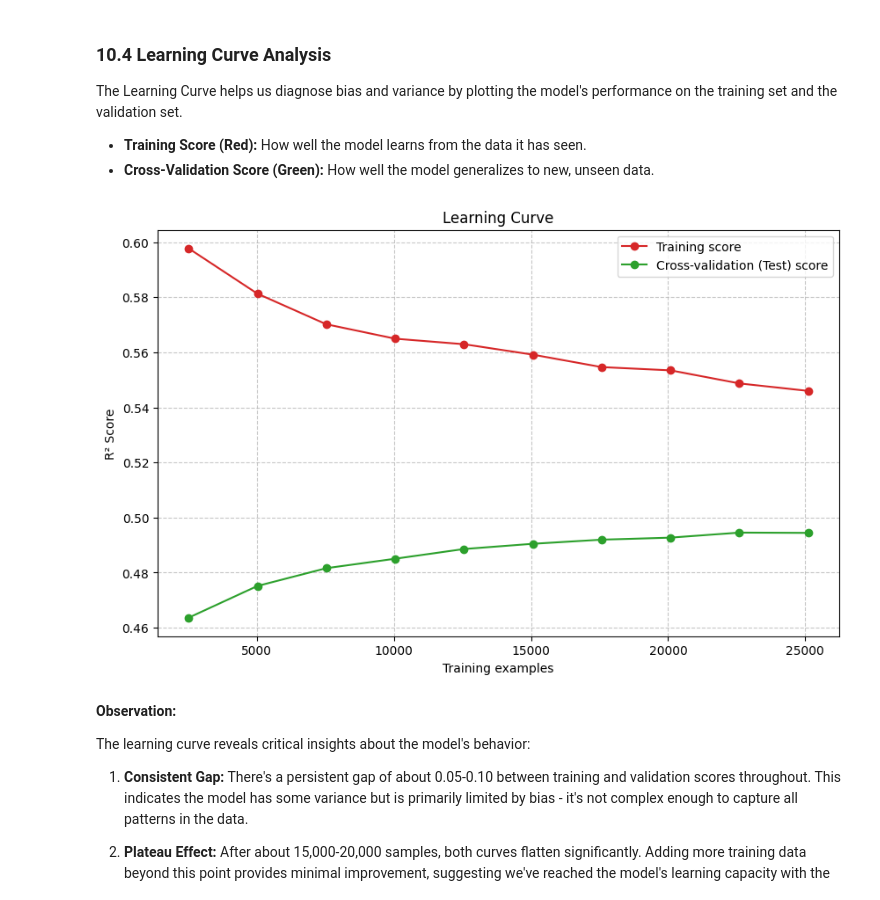
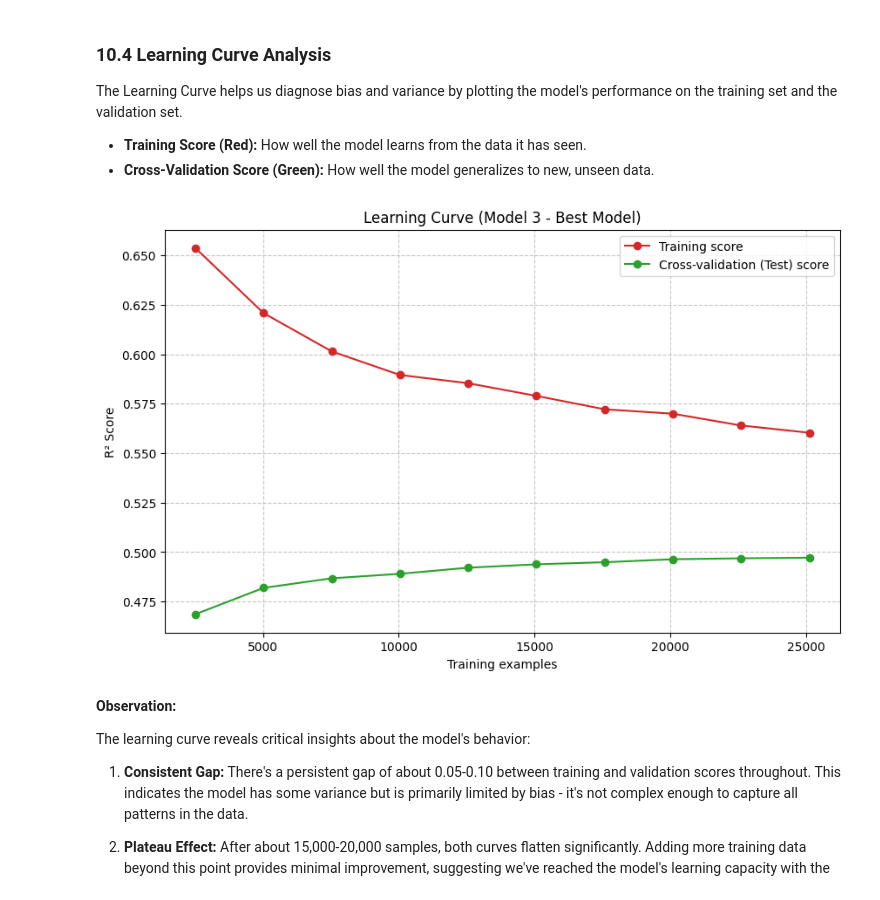
Before and after one commit to Berilay6/Movie_IMDb_Prediction, a Jupyter notebook: RandomForest.ipynb, the cells around one changed output. Saved outputs shown, nothing was run; the diff lists cells and outputs as text; code cells hidden in the pictures.

```diff
--- a/RandomForest.ipynb
+++ b/RandomForest.ipynb
@@ -262,0 +272,11 @@ Training shape after encoding: (31390, 31)
+# %%
+# Count the number of genres per movie
+# We need to use the original genre column before it was dropped
+# So we'll recreate it temporarily from the one-hot columns
+genre_columns = [col for col in X_train.columns if col in train_genres.columns]
+
+# Simple approach: count how many genre dummies are 1 for each movie
+X_train['genre_count'] = X_train[genre_columns].sum(axis=1)
+X_test['genre_count'] = X_test[genre_columns].sum(axis=1)
+
+X_train.head()
@@ -437,6 +466,6 @@ Now we are testing the model's performance using the added advanced features:
 X_train_v3 = X_train.drop(columns=['description'])
 X_test_v3 = X_test.drop(columns=['description'])
 
-y_pred3 = evaluate_model(X_train_v3, X_test_v3, y_train, y_test)
+y_pred3, model3 = evaluate_model(X_train_v3, X_test_v3, y_train, y_test)
 # %% [output]
 ========== GRID SEARCH SONUÇLARI ==========
@@ -563,0 +700,24 @@ fi.head(10)   # ilk 15 özelliği göster
+# %%
+# Use the best model (Model 3) for feature importance analysis
+best_model = model3
+
+# Extract the RandomForest model (no pipeline, direct model)
+rf_model = best_model.named_steps["model"]
+
+# Get feature names from the training data used for Model 3
+feature_names = X_train_v3.columns.tolist()
+
+print(f"[INFO] Total number of features: {len(feature_names)}")
+print(f"[INFO] RF importance count: {len(rf_model.feature_importances_)}")
+
+# Create feature importance dataframe
+fi = pd.DataFrame({
+    "feature": feature_names,
+    "importance": rf_model.feature_importances_
+}).sort_values(by="importance", ascending=False)
+
+# Display top 15 most important features
+print("\n" + "="*60)
+print("TOP 15 MOST IMPORTANT FEATURES (Model 3)")
+print("="*60)
+fi.head(15)
@@ -657,29 +840,29 @@ The Learning Curve helps us diagnose bias and variance by plotting the model's p
 # %%
 def plot_learning_curve(estimator, X, y):
     train_sizes, train_scores, test_scores = learning_curve(
         estimator, X, y, cv=5, n_jobs=-1,
         train_sizes=np.linspace(0.1, 1.0, 10),
         scoring='r2'
     )
 
     train_scores_mean = np.mean(train_scores, axis=1)
     test_scores_mean = np.mean(test_scores, axis=1)
 
     plt.figure(figsize=(10, 6))
     plt.plot(train_sizes, train_scores_mean, 'o-', color="#d62728", label="Training score")
     plt.plot(train_sizes, test_scores_mean, 'o-', color="#2ca02c", label="Cross-validation (Test) score")
 
-    plt.title("Learning Curve")
+    plt.title("Learning Curve (Model 3 - Best Model)")
     plt.xlabel("Training examples")
     plt.ylabel("R² Score")
     plt.legend(loc="best")
     plt.grid(True, linestyle='--', alpha=0.7)
     plt.show()
 
-# Run the plot
-plot_learning_curve(best_model, X_train, y_train)
+# Run the plot with Model 3 training data
+plot_learning_curve(best_model, X_train_v3, y_train)
 # %% [output]
-[figure, old version]
+[figure, new version]
 # %% [markdown]
 **Observation:**
 
```
Also changed, not shown: parts of 25 cells of this notebook.
